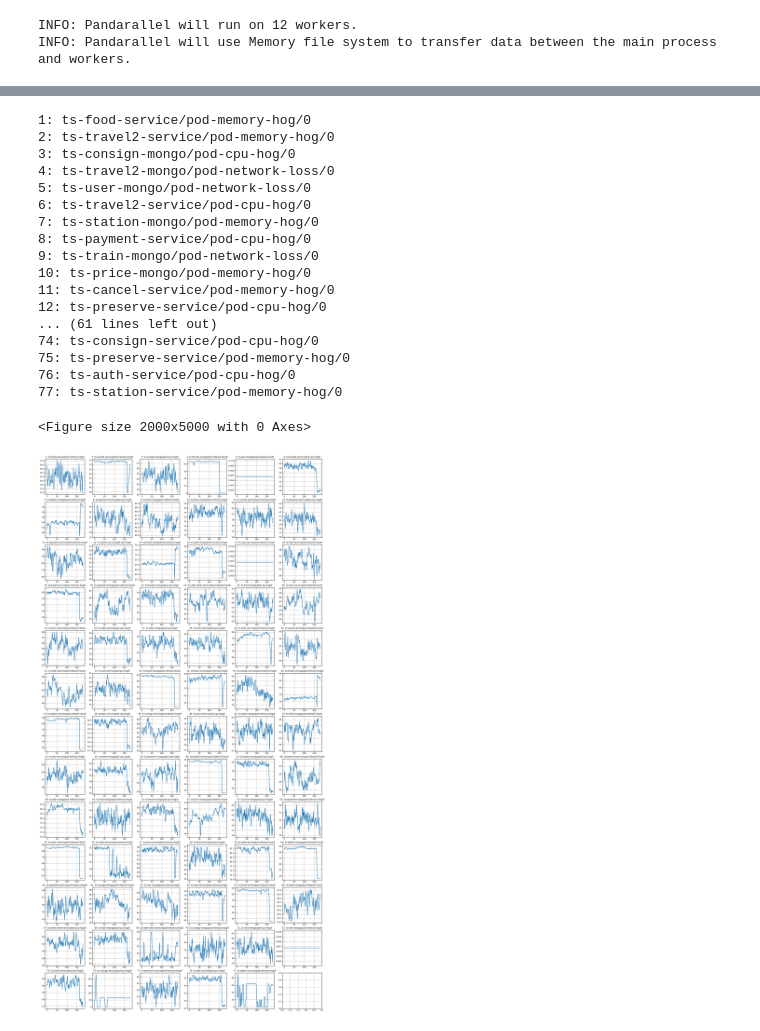
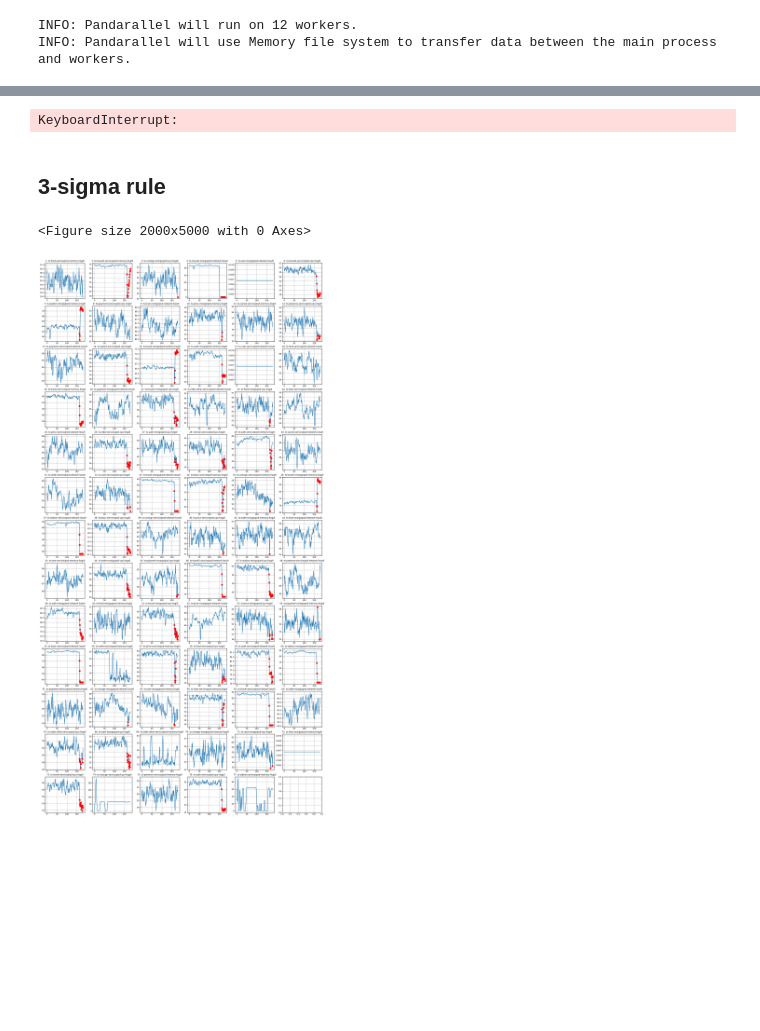
Before and after one commit to XuRepository/meltria-analyzer, a Jupyter notebook: notebooks/dataset/dataset_trainticket_5dsdm.ipynb, the cells around one changed output, grey strips where cells are left out. Saved outputs shown, nothing was run; the diff lists cells and outputs as text; code cells hidden in the pictures; blank space fills up the shorter version.

```diff
--- a/notebooks/dataset/dataset_trainticket_5dsdm.ipynb
+++ b/notebooks/dataset/dataset_trainticket_5dsdm.ipynb
@@ -53,33 +109,44 @@ for a, b, c, d in list_of_record_and_reduced_df:
+# %%
+list_of_record_and_reduced_df_fluxrank = run_tsdr(anomalous_records, tsdr_options={
+    "step2_clustering_method_name": "dbscan",
+    "step2_dbscan_min_pts": 1,
+    "step2_dbscan_dist_type": "pearsonr",  # 'pearsonr' or 'sbd'
+    "step2_dbscan_algorithm": "dbscan",  # 'dbscan' or 'hdbscan'
+    "step2_clustering_series_type": "raw",  # 'raw', 'anomaly_score' or 'binary_anomaly_score'
+    "step2_clustering_choice_method": 'max_cluster',  # 'medoid' or 'maxsum'
+})
+
+for a, b, c, d in list_of_record_and_reduced_df_fluxrank:
+    save_tsdr(DATASET_ID, a, b, c, d, suffix="fluxrank_max_cluster")
+# %% [output]
+KeyboardInterrupt:
 # %%
 datasets_after_tsdr = load_tsdr(DATASET_ID)
+# %% [markdown]
+## 3-sigma rule
 # %%
 import math
 
+from tsdr.outlierdetection.n_sigma_rule import detect_with_n_sigma_rule
+
 slis_fig = plt.figure(figsize=(20, 50))
 slis_fig, slis_axs = plt.subplots(math.ceil(len(datasets_after_tsdr)/6), 6, figsize=(20, 40))
+results = []
 for i, (slis_ax, (record, _, _, _)) in enumerate(zip(slis_axs.flatten(), datasets_after_tsdr)):
     sli_name = record.pk.get_root_metrics()[1]
-    slis_ax.plot(record.data_df[sli_name].to_numpy())
+    x = record.data_df[sli_name].to_numpy()
+    slis_ax.plot(x)
     title = f"{i+1}: {record.chaos_case_full()}"
     slis_ax.set_title(title)
-    print(title)
+    outliers = detect_with_n_sigma_rule(
+        x=record.data_df[sli_name].to_numpy(),
+        test_start_time=record.data_df.shape[0] - (4 * 5 + 1),
+        sigma_threshold=3,
+        robust=False,
+    )
+    slis_ax.plot(outliers, x[outliers], 'ro')
+    ok = outliers.size > 0
+    results.append((record.chaos_case_full(), ok))
 # %% [output]
-1: ts-food-service/pod-memory-hog/0
-2: ts-travel2-service/pod-memory-hog/0
-3: ts-consign-mongo/pod-cpu-hog/0
-4: ts-travel2-mongo/pod-network-loss/0
-5: ts-user-mongo/pod-network-loss/0
-6: ts-travel2-service/pod-cpu-hog/0
-7: ts-station-mongo/pod-memory-hog/0
-8: ts-payment-service/pod-cpu-hog/0
-9: ts-train-mongo/pod-network-loss/0
-10: ts-price-mongo/pod-memory-hog/0
-11: ts-cancel-service/pod-memory-hog/0
-12: ts-preserve-service/pod-cpu-hog/0
-... (61 lines left out)
-74: ts-consign-service/pod-cpu-hog/0
-75: ts-preserve-service/pod-memory-hog/0
-76: ts-auth-service/pod-cpu-hog/0
-77: ts-station-service/pod-memory-hog/0
+<Figure size 2000x5000 with 0 Axes>
-<Figure size 2000x5000 with 0 Axes>
-[figure, old version]
+[figure, new version]
```
Also changed, not shown: parts of 9 cells of this notebook, 2 other files.
